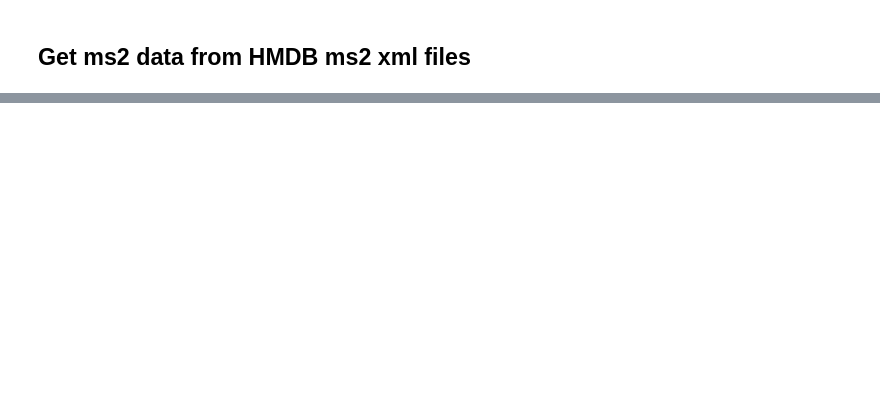
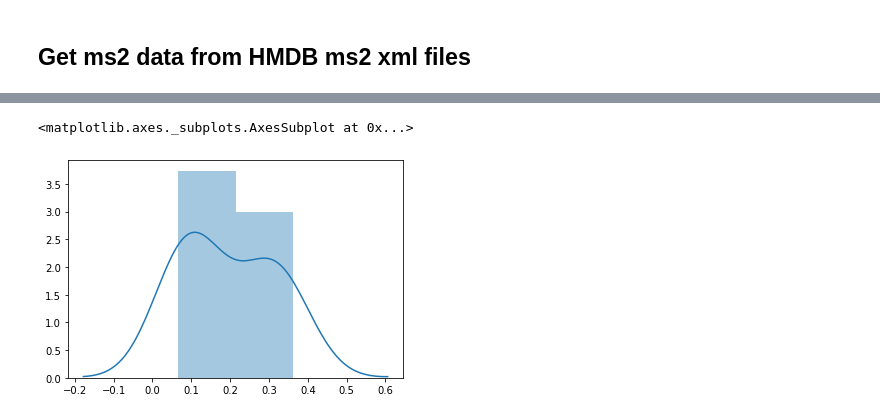
Before and after one commit to sdrogers/pymzm, a Jupyter notebook: AnaMariaNotebooks/HMDBAnnotation.ipynb, the cells around one changed output, grey strips where cells are left out. Cells and saved outputs as stored; diff of their text form; code cells hidden in the pictures; blank space fills up the shorter version.

```diff
--- a/AnaMariaNotebooks/HMDBAnnotation.ipynb
+++ b/AnaMariaNotebooks/HMDBAnnotation.ipynb
@@ -217,0 +271,5 @@ See the caveats in the documentation: http://pandas.pydata.org/pandas-docs/stabl
+# %%
+sns.distplot(bad_scores)
+# %% [output]
+<matplotlib.axes._subplots.AxesSubplot at 0x...>
+[figure, added]
```
Also changed, not shown: parts of 12 cells of this notebook.
